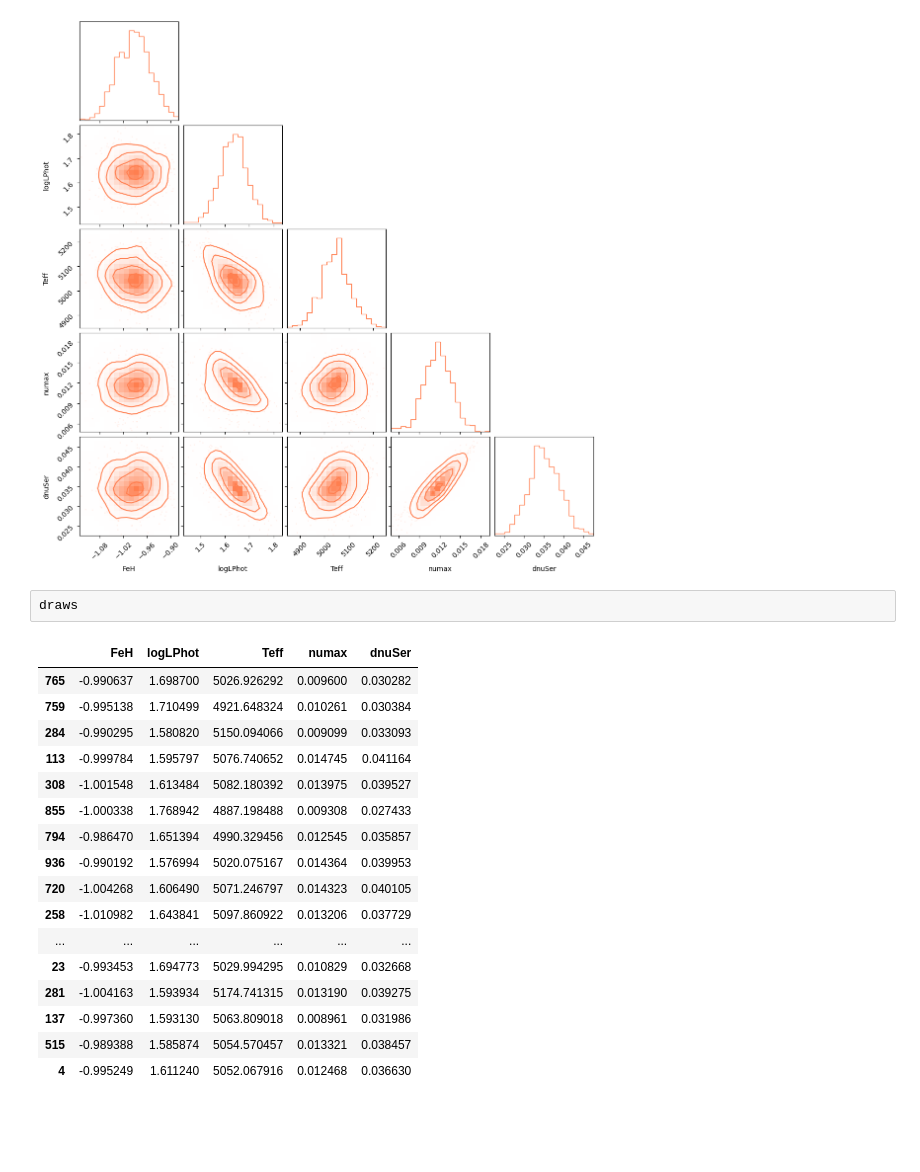
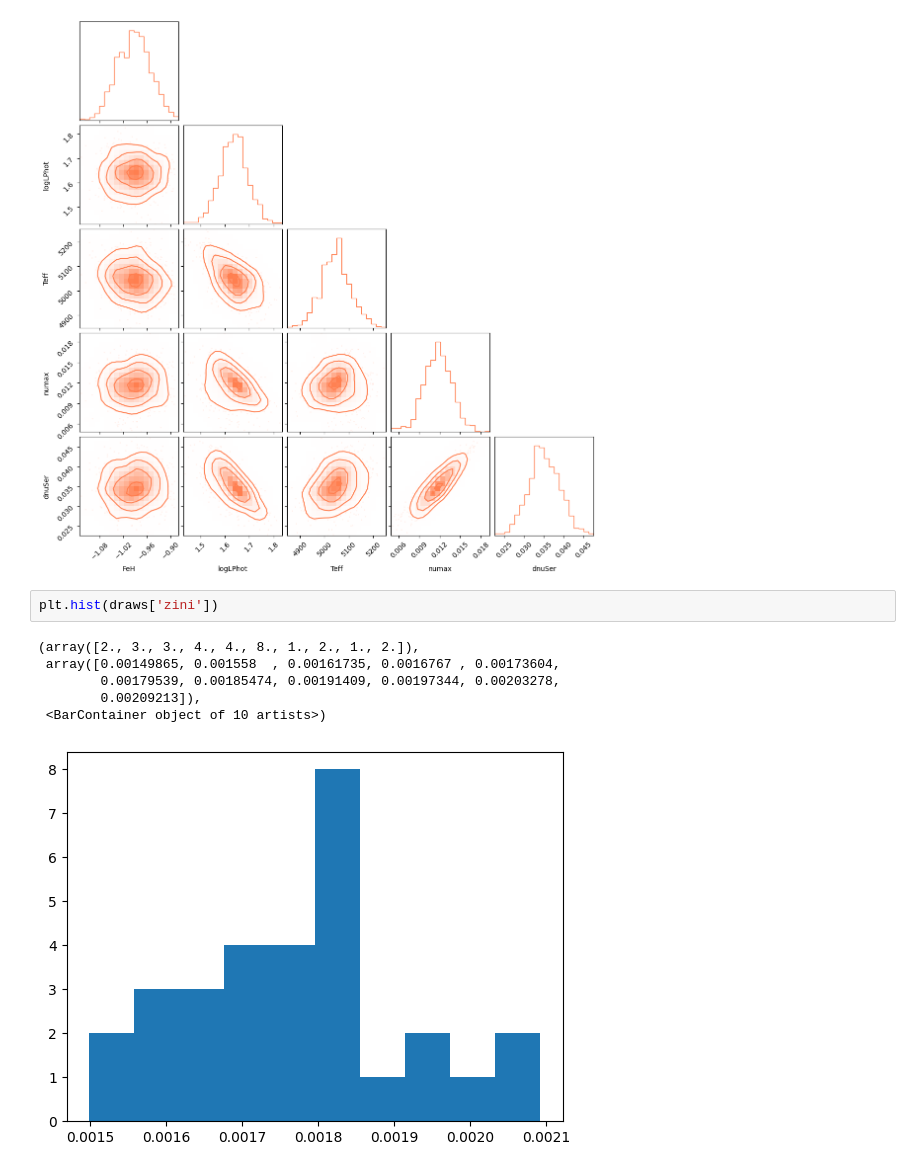
Before and after one commit to ehatt98/M4-hierarchical, a Jupyter notebook: notebooks/make_dumb_emus.ipynb, the cells around one changed output. Drawn from its saved outputs; the diff is of its cells as text; blank space fills up the shorter version.

```diff
--- a/notebooks/make_dumb_emus.ipynb
+++ b/notebooks/make_dumb_emus.ipynb
@@ -325,22 +359,11 @@ plt.show()
 WARNING:root:Pandas support in corner is deprecated; use ArviZ directly
 [figure]
 # %%
-draws
+plt.hist(draws['zini'])
 # %% [output]
-|  | FeH | logLPhot | Teff | numax | dnuSer |
-| 765 | -0.990637 | 1.698700 | 5026.926292 | 0.009600 | 0.030282 |
-| 759 | -0.995138 | 1.710499 | 4921.648324 | 0.010261 | 0.030384 |
-| 284 | -0.990295 | 1.580820 | 5150.094066 | 0.009099 | 0.033093 |
-| 113 | -0.999784 | 1.595797 | 5076.740652 | 0.014745 | 0.041164 |
-| 308 | -1.001548 | 1.613484 | 5082.180392 | 0.013975 | 0.039527 |
-| 855 | -1.000338 | 1.768942 | 4887.198488 | 0.009308 | 0.027433 |
-| 794 | -0.986470 | 1.651394 | 4990.329456 | 0.012545 | 0.035857 |
-| 936 | -0.990192 | 1.576994 | 5020.075167 | 0.014364 | 0.039953 |
-| 720 | -1.004268 | 1.606490 | 5071.246797 | 0.014323 | 0.040105 |
-| 258 | -1.010982 | 1.643841 | 5097.860922 | 0.013206 | 0.037729 |
-| ... | ... | ... | ... | ... | ... |
-| 23 | -0.993453 | 1.694773 | 5029.994295 | 0.010829 | 0.032668 |
-| 281 | -1.004163 | 1.593934 | 5174.741315 | 0.013190 | 0.039275 |
-| 137 | -0.997360 | 1.593130 | 5063.809018 | 0.008961 | 0.031986 |
-| 515 | -0.989388 | 1.585874 | 5054.570457 | 0.013321 | 0.038457 |
-| 4 | -0.995249 | 1.611240 | 5052.067916 | 0.012468 | 0.036630 |
+(array([2., 3., 3., 4., 4., 8., 1., 2., 1., 2.]),
+ array([0.00149865, 0.001558  , 0.00161735, 0.0016767 , 0.00173604,
+        0.00179539, 0.00185474, 0.00191409, 0.00197344, 0.00203278,
+        0.00209213]),
+ <BarContainer object of 10 artists>)
+[figure, added]
```
Also changed, not shown: parts of 9 cells of this notebook, 4 other files.
